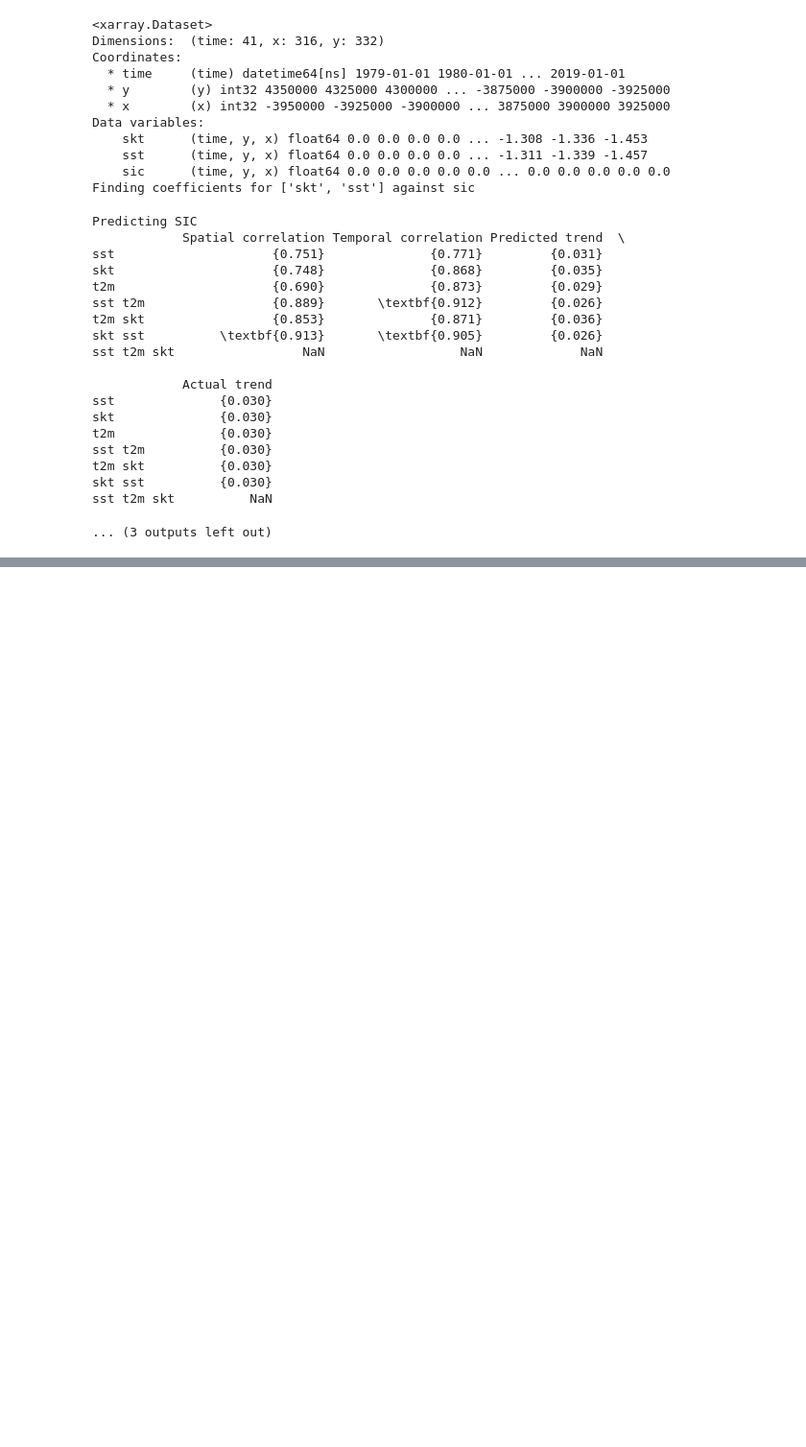
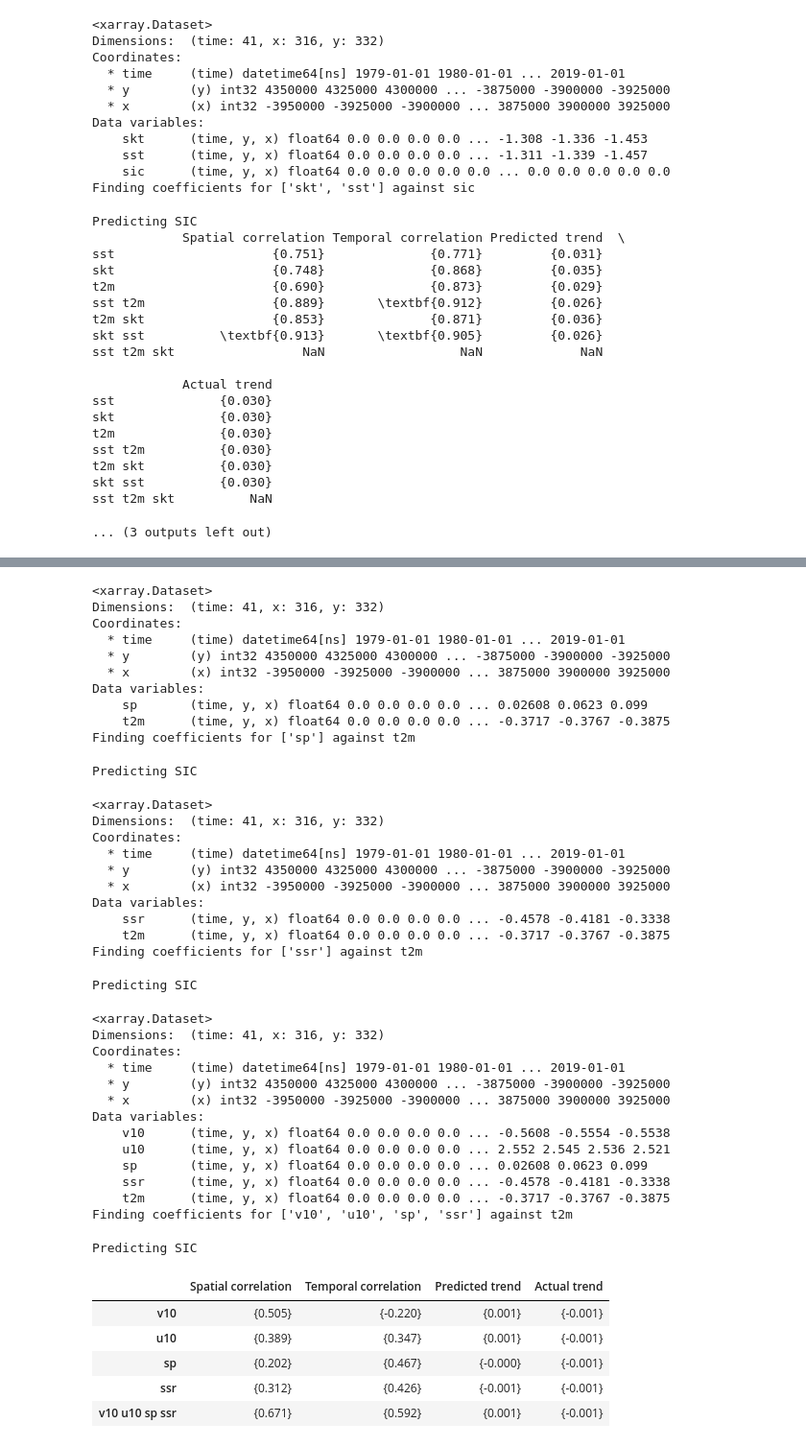
Before and after one commit to hjelleyman/Antarctica-M.2, a Jupyter notebook: Week 6.ipynb, the cells around one changed output, grey strips where cells are left out. Shown at 96% size. Drawn from its saved outputs; the diff is of its cells as text; code cells hidden in the pictures; blank space fills up the shorter version.

```diff
--- a/Week 6.ipynb
+++ b/Week 6.ipynb
@@ -423,0 +551,38 @@ Statistics.to_latex('images\week6\statistics.tex',  escape=False, column_format=
+# %%
+independant_options = [
+                       ['v10'],['u10'],['sp'],['ssr'],
+                       ['v10','u10','sp','ssr'],
+                      ]
+
+cols = ['Spatial correlation', 'Temporal correlation', 'Predicted trend', 'Actual trend',
+       ]
+Statistics = pd.DataFrame(index=[' '.join(ind) for ind in independant_options], columns = cols)
+for ind in independant_options:
+    files = glob.glob('processed_data/*')
+    files = [f for f in files if '_' not in f.split('\\')[1]]
+    ds = xr.open_mfdataset(files, parallel=True, compat='override')
+
+    dependant = 't2m'
+    independant = ind
+    ds = ds[independant + [dependant]]
+
+    ds = ds.sel(time=slice('1979-01-01','2019-12-31'))
+    ds = (ds
+          .pipe(w5.find_anomalies)
+          .pipe(w5.yearly_average)
+          .pipe(w5.normalise_indepenant, dependant='t2m')
+         ).compute()
+
+    print(ds)
+
+    regression_results = w5.multiple_fast_regression(ds, dependant, independant)
+#     w5.plotting(regression_results, dependant, independant, folder='week6')
+#     w5.more_plotting(regression_results, dependant, independant, folder='week6')
+    stats = w4._get_stats(regression_results, 't2m' ,independant)
+    stats.name = 'Quality of Regression'
+    stats.index = [col.replace('_', ' ').capitalize() for col in stats.index]
+    Statistics.loc[' '.join(ind),stats.index] = stats.values
+#     print(Statistics)
+Statistics.to_latex('images\week6\statistics_2.tex',  escape=False, column_format='l'*(len(Statistics.index)+1))
+Statistics
+# %% [output]
@@ -423,0 +611,42 @@ Statistics.to_latex('images\week6\statistics.tex',  escape=False, column_format=
+<xarray.Dataset>
+Dimensions:  (time: 41, x: 316, y: 332)
+Coordinates:
+  * time     (time) datetime64[ns] 1979-01-01 1980-01-01 ... 2019-01-01
+  * y        (y) int32 4350000 4325000 4300000 ... -3875000 -3900000 -3925000
+  * x        (x) int32 -3950000 -3925000 -3900000 ... 3875000 3900000 3925000
+Data variables:
+    sp       (time, y, x) float64 0.0 0.0 0.0 0.0 ... 0.02608 0.0623 0.099
+    t2m      (time, y, x) float64 0.0 0.0 0.0 0.0 ... -0.3717 -0.3767 -0.3875
+Finding coefficients for ['sp'] against t2m
+Predicting SIC
+<xarray.Dataset>
+Dimensions:  (time: 41, x: 316, y: 332)
+Coordinates:
+  * time     (time) datetime64[ns] 1979-01-01 1980-01-01 ... 2019-01-01
+  * y        (y) int32 4350000 4325000 4300000 ... -3875000 -3900000 -3925000
+  * x        (x) int32 -3950000 -3925000 -3900000 ... 3875000 3900000 3925000
+Data variables:
+    ssr      (time, y, x) float64 0.0 0.0 0.0 0.0 ... -0.4578 -0.4181 -0.3338
+    t2m      (time, y, x) float64 0.0 0.0 0.0 0.0 ... -0.3717 -0.3767 -0.3875
+Finding coefficients for ['ssr'] against t2m
+Predicting SIC
+<xarray.Dataset>
+Dimensions:  (time: 41, x: 316, y: 332)
+Coordinates:
+  * time     (time) datetime64[ns] 1979-01-01 1980-01-01 ... 2019-01-01
+  * y        (y) int32 4350000 4325000 4300000 ... -3875000 -3900000 -3925000
+  * x        (x) int32 -3950000 -3925000 -3900000 ... 3875000 3900000 3925000
+Data variables:
+    v10      (time, y, x) float64 0.0 0.0 0.0 0.0 ... -0.5608 -0.5554 -0.5538
+    u10      (time, y, x) float64 0.0 0.0 0.0 0.0 ... 2.552 2.545 2.536 2.521
+    sp       (time, y, x) float64 0.0 0.0 0.0 0.0 ... 0.02608 0.0623 0.099
+    ssr      (time, y, x) float64 0.0 0.0 0.0 0.0 ... -0.4578 -0.4181 -0.3338
+    t2m      (time, y, x) float64 0.0 0.0 0.0 0.0 ... -0.3717 -0.3767 -0.3875
+Finding coefficients for ['v10', 'u10', 'sp', 'ssr'] against t2m
+Predicting SIC
+|  | Spatial correlation | Temporal correlation | Predicted trend | Actual trend |
+| v10 | {0.505} | {-0.220} | {0.001} | {-0.001} |
+| u10 | {0.389} | {0.347} | {0.001} | {-0.001} |
+| sp | {0.202} | {0.467} | {-0.000} | {-0.001} |
+| ssr | {0.312} | {0.426} | {-0.001} | {-0.001} |
+| v10 u10 sp ssr | {0.671} | {0.592} | {0.001} | {-0.001} |
```
Also changed, not shown: parts of 5 cells of this notebook, 37 other files.
